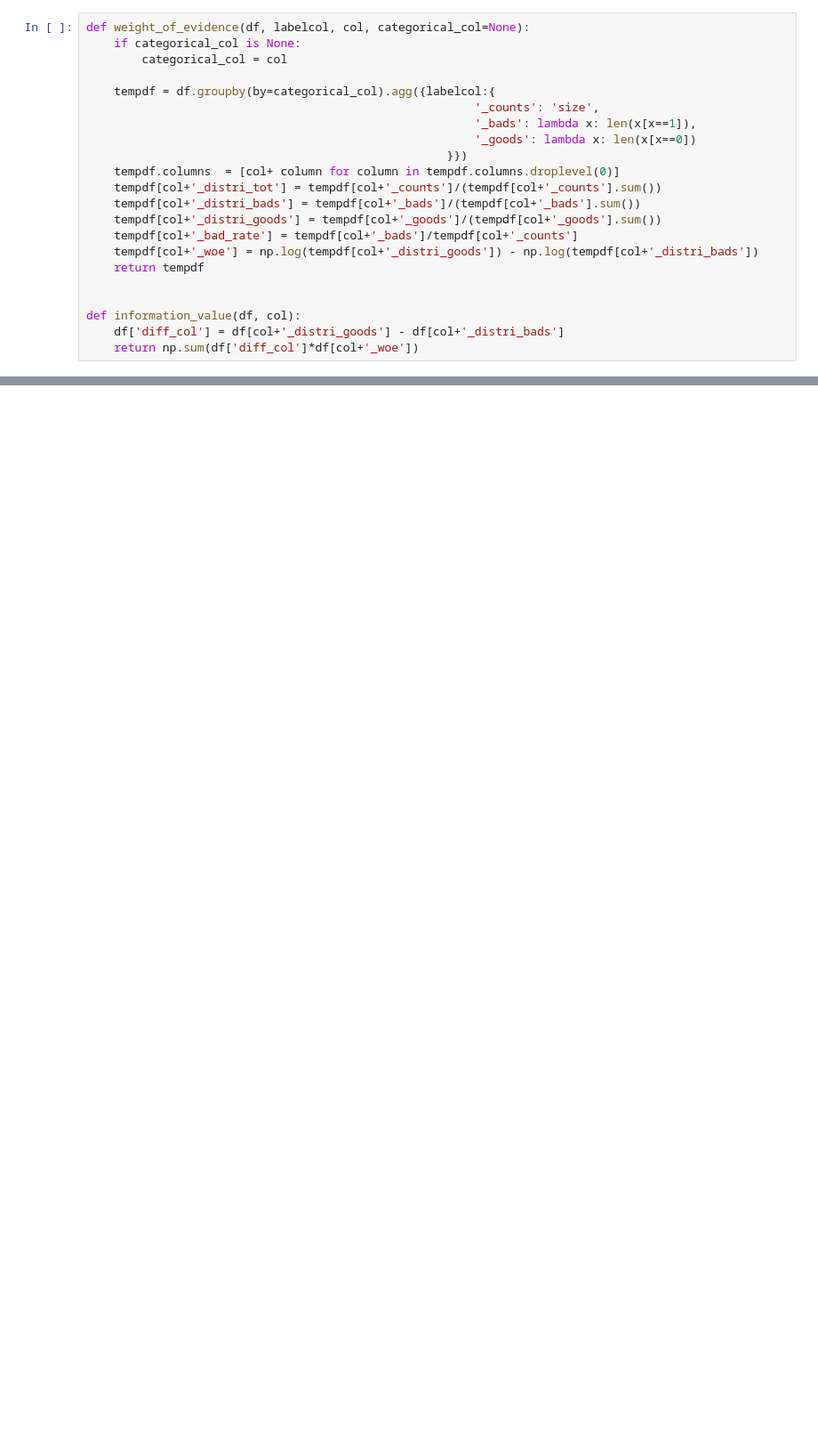
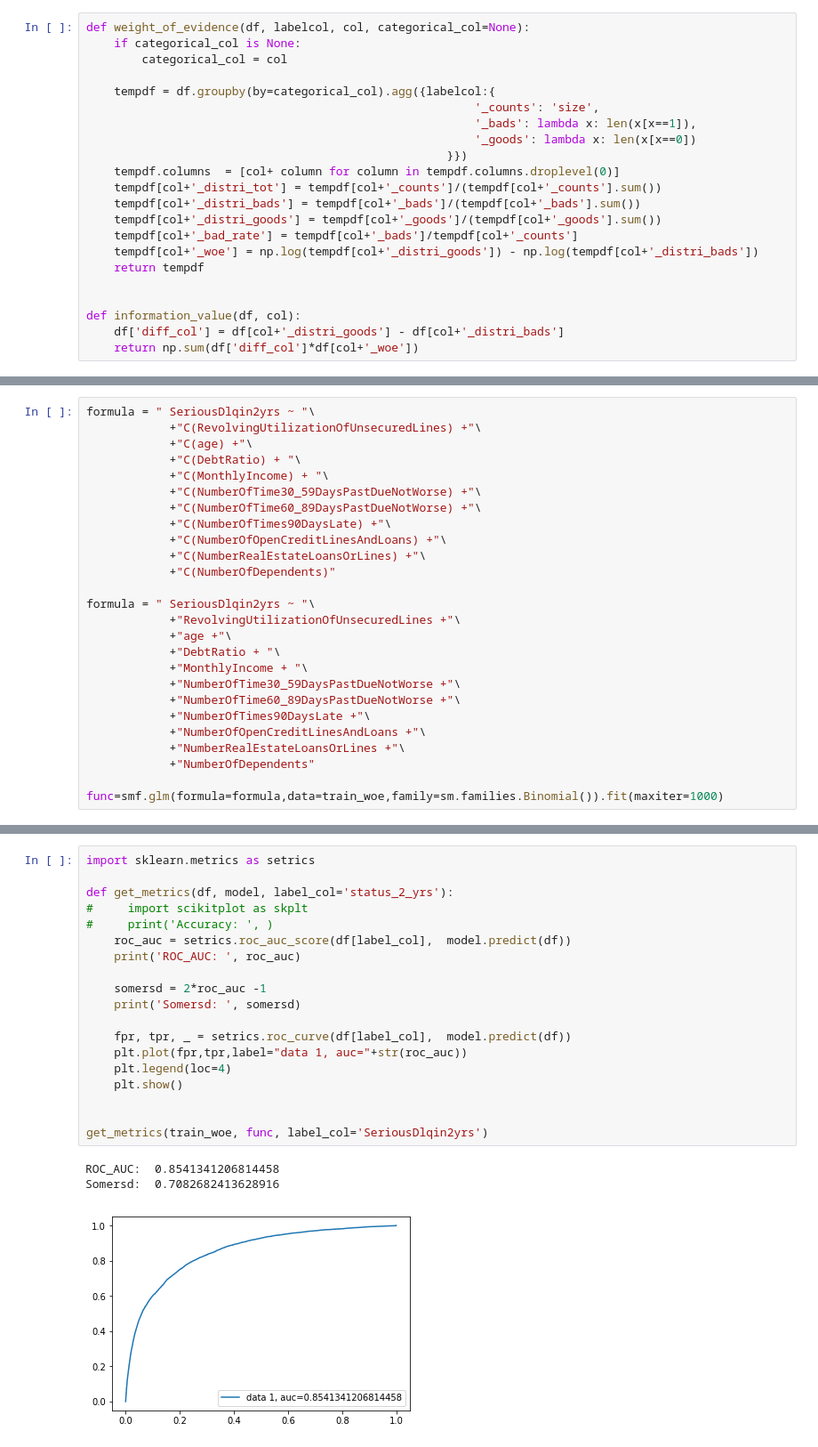
Before and after one commit to Pritishsingla/givemesomecredit, a Jupyter notebook: model.ipynb, the cells around one changed output, grey strips where cells are left out. Shown at 89% size. Cells and saved outputs as stored; diff of their text form; blank space fills up the shorter version.

Commit message:
model code

```diff
--- a/model.ipynb
+++ b/model.ipynb
@@ -166,0 +196,26 @@ create_woe(binned_df, woe)
+# %%
+formula = " SeriousDlqin2yrs ~ "\
+            +"C(RevolvingUtilizationOfUnsecuredLines) +"\
+            +"C(age) +"\
+            +"C(DebtRatio) + "\
+            +"C(MonthlyIncome) + "\
+            +"C(NumberOfTime30_59DaysPastDueNotWorse) +"\
+            +"C(NumberOfTime60_89DaysPastDueNotWorse) +"\
+            +"C(NumberOfTimes90DaysLate) +"\
+            +"C(NumberOfOpenCreditLinesAndLoans) +"\
+            +"C(NumberRealEstateLoansOrLines) +"\
+            +"C(NumberOfDependents)"
+
+formula = " SeriousDlqin2yrs ~ "\
+            +"RevolvingUtilizationOfUnsecuredLines +"\
+            +"age +"\
+            +"DebtRatio + "\
+            +"MonthlyIncome + "\
+            +"NumberOfTime30_59DaysPastDueNotWorse +"\
+            +"NumberOfTime60_89DaysPastDueNotWorse +"\
+            +"NumberOfTimes90DaysLate +"\
+            +"NumberOfOpenCreditLinesAndLoans +"\
+            +"NumberRealEstateLoansOrLines +"\
+            +"NumberOfDependents"
+
+func=smf.glm(formula=formula,data=train_woe,family=sm.families.Binomial()).fit(maxiter=1000)
@@ -166,0 +246,23 @@ create_woe(binned_df, woe)
+# %%
+import sklearn.metrics as setrics
+
+def get_metrics(df, model, label_col='status_2_yrs'):
+#     import scikitplot as skplt
+#     print('Accuracy: ', )
+    roc_auc = setrics.roc_auc_score(df[label_col],  model.predict(df))
+    print('ROC_AUC: ', roc_auc)
+
+    somersd = 2*roc_auc -1
+    print('Somersd: ', somersd)
+
+    fpr, tpr, _ = setrics.roc_curve(df[label_col],  model.predict(df))
+    plt.plot(fpr,tpr,label="data 1, auc="+str(roc_auc))
+    plt.legend(loc=4)
+    plt.show()
+
+
+get_metrics(train_woe, func, label_col='SeriousDlqin2yrs')
+# %% [output]
+ROC_AUC:  0.8541341206814458
+Somersd:  0.7082682413628916
+[figure, added]
```
Also changed, not shown: parts of 16 cells of this notebook.
